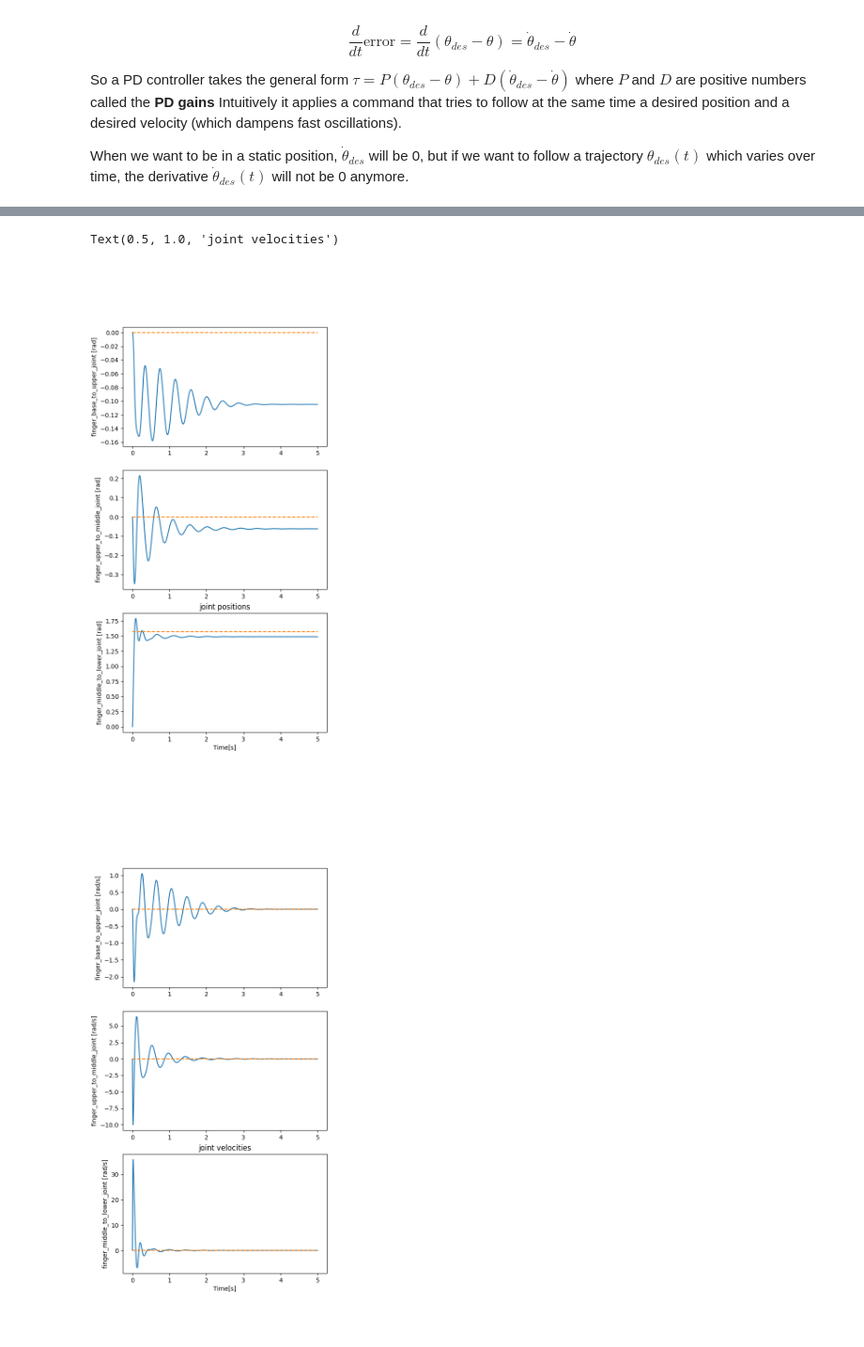
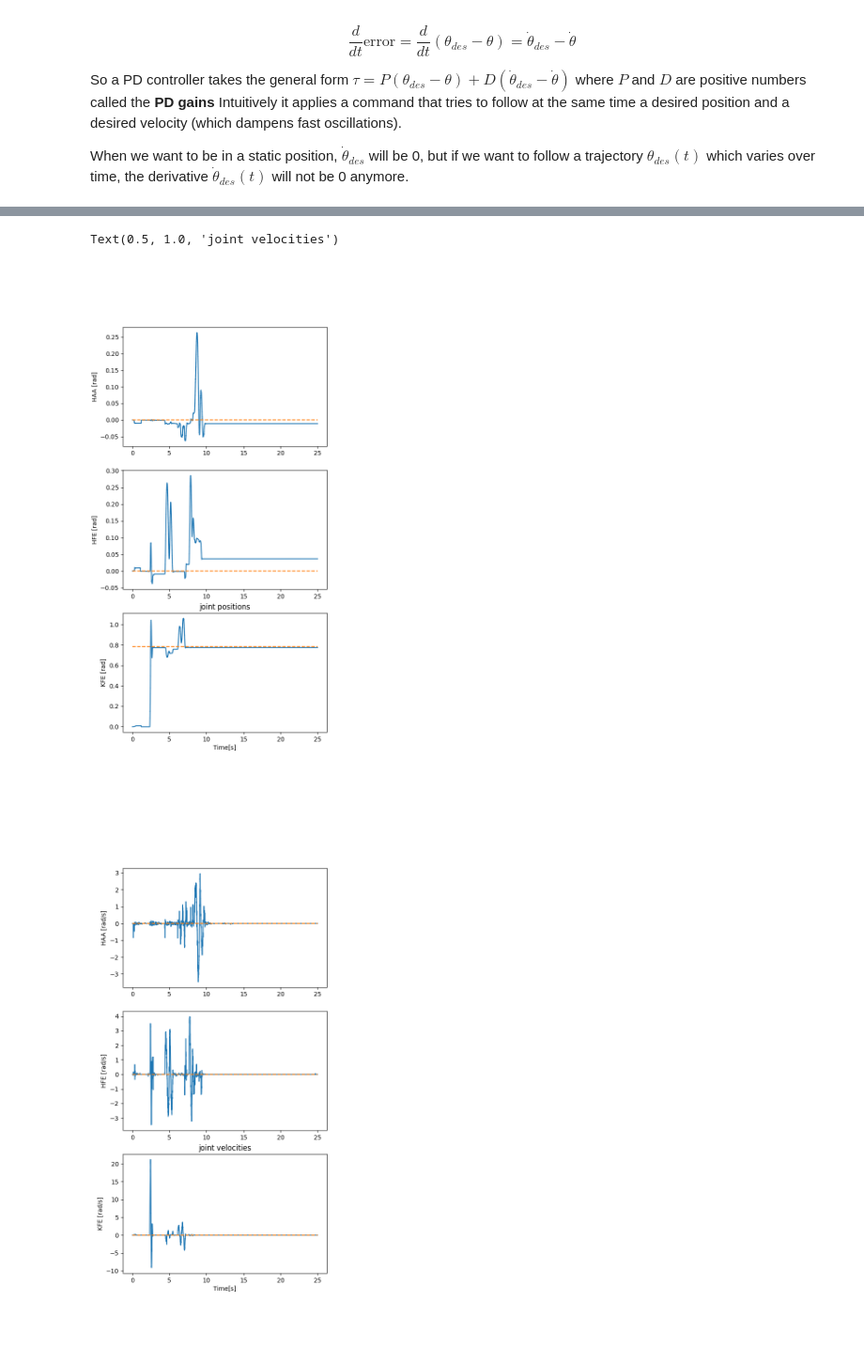
Before and after one commit to righetti/ROB2004, a Jupyter notebook: laboratory/Lab1/pd_controller.ipynb, the cells around one changed output, grey strips where cells are left out. Shown: that part at 94% size. Saved outputs shown, nothing was run; the diff lists cells and outputs as text; code cells hidden in the pictures.

```diff
--- a/laboratory/Lab1/pd_controller.ipynb
+++ b/laboratory/Lab1/pd_controller.ipynb
@@ -46,19 +39,33 @@ robot = NYUFingerSimulator()
+# %%
+
+if use_real_robot:
+    # Triggers the real robot
+    # Don't forget to turn on the robot first !!!
+    robot = NYUFingerReal()
+    # Make sure that the motor number matches that on the robot
+    motor_number = np.array([1,2,3])
+    robot.initialize('ens1', motor_number)
+else:
+    # we can now create a robot simulation
+    robot = NYUFingerSimulator()
 # %%
 # here is an example of a simple PD controller
 
 # we reset the simulation
-robot.reset_state([0.,0.,0.])
+if not use_real_robot:
+    robot.reset_state([0.,0.,0.])
 
 # we simulate for 5 seconds
-run_time = 5.
-num_steps = int(run_time/robot.dt)
+run_time = 25.
+dt = 0.001
+num_steps = int(run_time/dt)
 
 # the PD gains
-P = np.array([0.5, .5, .5])
+P = np.array([1.5, 1.5, 1.5])
 D = np.array([0.01, 0.01, 0.01])
 
 # the desired position
-q_des = np.array([0.,0.,np.pi/2.])
+q_des = np.array([0.,0.,np.pi/4.])
 dq_des = np.zeros_like(q_des) # the desired velocity here is 0
 
 # we store information
@@ -69,7 +76,7 @@ time = np.zeros_like(measured_positions)
 
 for i in range(num_steps):
     # get the current time
-    time[i] = robot.dt * i
+    time[i] = dt * i
 
     # we get the position and velocities of the joints
     q, dq = robot.get_state()
@@ -89,28 +96,29 @@ for i in range(num_steps):
 # %%
 # we plot the measured position and velocities of all the joints
 # and add the desired values
 time = np.linspace(0., run_time, num=num_steps)
+joint_names = ["HAA", "HFE", "KFE"]
 plt.figure(figsize=[6, 12])
 for i in range(3):
     plt.subplot(3,1,i+1)
     plt.plot(time, measured_positions[:,i])
     plt.plot(time, np.ones_like(time)*q_des[i],'--')
-    plt.ylabel(robot.joint_names[i] + ' [rad]')
+    plt.ylabel(joint_names[i] + ' [rad]')
 plt.xlabel('Time[s]')
 plt.title('joint positions')
 
 plt.figure(figsize=[6, 12])
 for i in range(3):
     plt.subplot(3,1,i+1)
     plt.plot(time, measured_velocities[:,i])
     plt.plot(time, np.ones_like(time)*dq_des[i],'--')
-    plt.ylabel(robot.joint_names[i] + ' [rad/s]')
+    plt.ylabel(joint_names[i] + ' [rad/s]')
 plt.xlabel('Time[s]')
 plt.title('joint velocities')
 # %% [output]
 Text(0.5, 1.0, 'joint velocities')
-[figure, old version]
+[figure, new version]
-[figure, old version]
+[figure, new version]
 # %% [markdown]
 ## Questions:
 (submit a pdf with detailed answers to these questions, including the plots through Brightspace)
```
Also changed, not shown: parts of 3 cells of this notebook, 3 other files.
